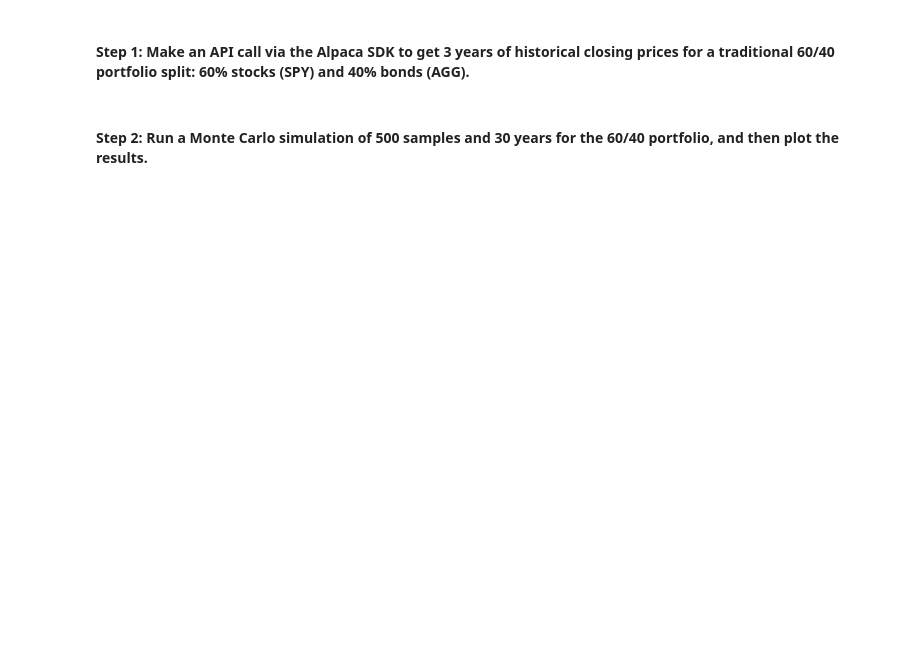
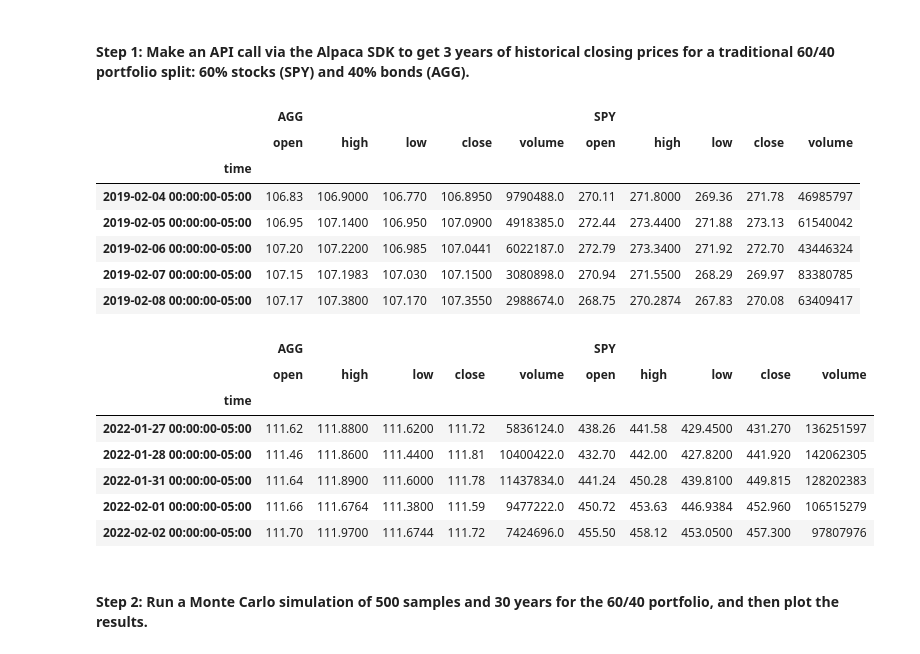
Before and after one commit to ThomasBrierton/Financial_Planning_Simulation, a Jupyter notebook: financial_planning_tools.ipynb, the cells around one changed output. Saved outputs shown, nothing was run; the diff lists cells and outputs as text; code cells hidden in the pictures; blank space fills up the shorter version.

```diff
--- a/financial_planning_tools.ipynb
+++ b/financial_planning_tools.ipynb
@@ -422,14 +432,37 @@ In this section, you’ll use the MCForecastTools library to create a Monte Carl
 # %%
 # Use the Alpaca get_barset function to make the API call to get the 3 years worth of pricing data
 # The tickers and timeframe parameters should have been set in Part 1 of this activity
 # The start and end dates should be updated with the information set above
 # Remember to add the df property to the end of the call so the response is returned as a DataFrame
-# YOUR CODE HERE
+prices_3_years_df = alpaca.get_barset(
+    tickers,
+    timeframe,
+    start=start_date_3yrs_back,
+    end=end_date,
+    limit=limit_rows
+    ).df
 
 
 # Display both the first and last five rows of the DataFrame
-# YOUR CODE HERE
-# YOUR CODE HERE
+display(prices_3_years_df.head())
+display(prices_3_years_df.tail())
+# %% [output]
+|  | AGG |  |  |  |  | SPY |  |  |  |  |
+|  | open | high | low | close | volume | open | high | low | close | volume |
+| time |  |  |  |  |  |  |  |  |  |  |
+| 2019-02-04 00:00:00-05:00 | 106.83 | 106.9000 | 106.770 | 106.8950 | 9790488.0 | 270.11 | 271.8000 | 269.36 | 271.78 | 46985797 |
+| 2019-02-05 00:00:00-05:00 | 106.95 | 107.1400 | 106.950 | 107.0900 | 4918385.0 | 272.44 | 273.4400 | 271.88 | 273.13 | 61540042 |
+| 2019-02-06 00:00:00-05:00 | 107.20 | 107.2200 | 106.985 | 107.0441 | 6022187.0 | 272.79 | 273.3400 | 271.92 | 272.70 | 43446324 |
+| 2019-02-07 00:00:00-05:00 | 107.15 | 107.1983 | 107.030 | 107.1500 | 3080898.0 | 270.94 | 271.5500 | 268.29 | 269.97 | 83380785 |
+| 2019-02-08 00:00:00-05:00 | 107.17 | 107.3800 | 107.170 | 107.3550 | 2988674.0 | 268.75 | 270.2874 | 267.83 | 270.08 | 63409417 |
+|  | AGG |  |  |  |  | SPY |  |  |  |  |
+|  | open | high | low | close | volume | open | high | low | close | volume |
+| time |  |  |  |  |  |  |  |  |  |  |
+| 2022-01-27 00:00:00-05:00 | 111.62 | 111.8800 | 111.6200 | 111.72 | 5836124.0 | 438.26 | 441.58 | 429.4500 | 431.270 | 136251597 |
+| 2022-01-28 00:00:00-05:00 | 111.46 | 111.8600 | 111.4400 | 111.81 | 10400422.0 | 432.70 | 442.00 | 427.8200 | 441.920 | 142062305 |
+| 2022-01-31 00:00:00-05:00 | 111.64 | 111.8900 | 111.6000 | 111.78 | 11437834.0 | 441.24 | 450.28 | 439.8100 | 449.815 | 128202383 |
+| 2022-02-01 00:00:00-05:00 | 111.66 | 111.6764 | 111.3800 | 111.59 | 9477222.0 | 450.72 | 453.63 | 446.9384 | 452.960 | 106515279 |
+| 2022-02-02 00:00:00-05:00 | 111.70 | 111.9700 | 111.6744 | 111.72 | 7424696.0 | 455.50 | 458.12 | 453.0500 | 457.300 | 97807976 |
 # %% [markdown]
 #### Step 2: Run a Monte Carlo simulation of 500 samples and 30 years for the 60/40 portfolio, and then plot the results.
 # %%
```
Also changed, not shown: parts of 8 cells of this notebook.
